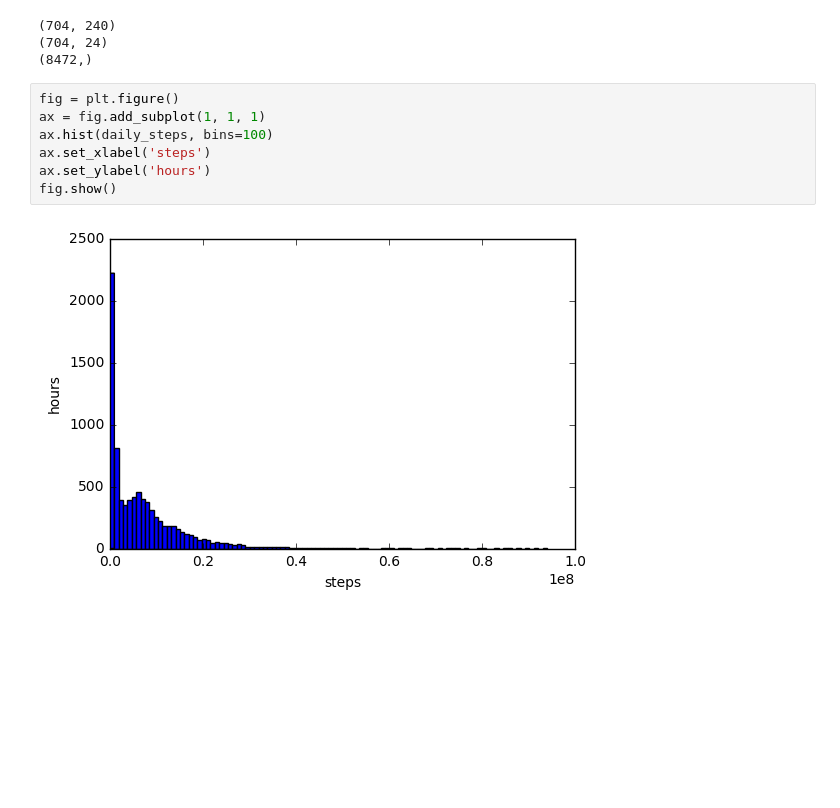
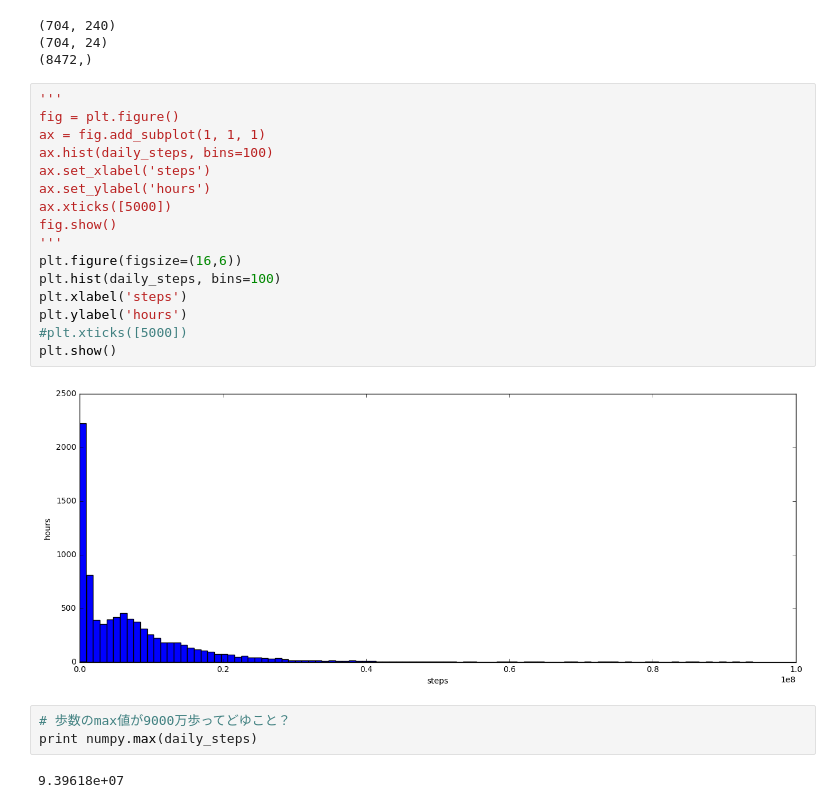
Before and after one commit to royroy55/otsuki_health_analysis, a Jupyter notebook: analyzer/otsuki_daily_analysis.ipynb, the cells around one changed output. Drawn from its saved outputs; the diff is of its cells as text; blank space fills up the shorter version.

```diff
--- a/analyzer/otsuki_daily_analysis.ipynb
+++ b/analyzer/otsuki_daily_analysis.ipynb
@@ -34,11 +37,25 @@ print daily_steps.shape
 (704, 24)
 (8472,)
 # %%
+'''
 fig = plt.figure()
 ax = fig.add_subplot(1, 1, 1)
 ax.hist(daily_steps, bins=100)
 ax.set_xlabel('steps')
 ax.set_ylabel('hours')
+ax.xticks([5000])
 fig.show()
+'''
+plt.figure(figsize=(16,6))
+plt.hist(daily_steps, bins=100)
+plt.xlabel('steps')
+plt.ylabel('hours')
+#plt.xticks([5000])
+plt.show()
 # %% [output]
-[figure, old version]
+[figure, new version]
+# %%
+# 歩数のmax値が9000万歩ってどゆこと？
+print numpy.max(daily_steps)
+# %% [output]
+9.39618e+07
```
Also changed, not shown: parts of 2 cells of this notebook.
